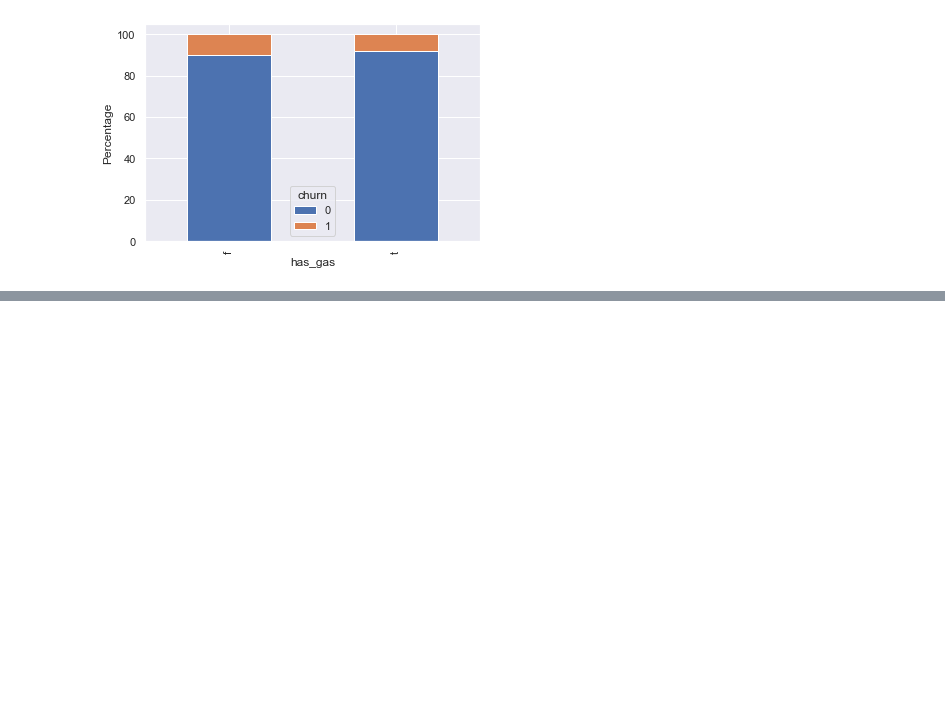
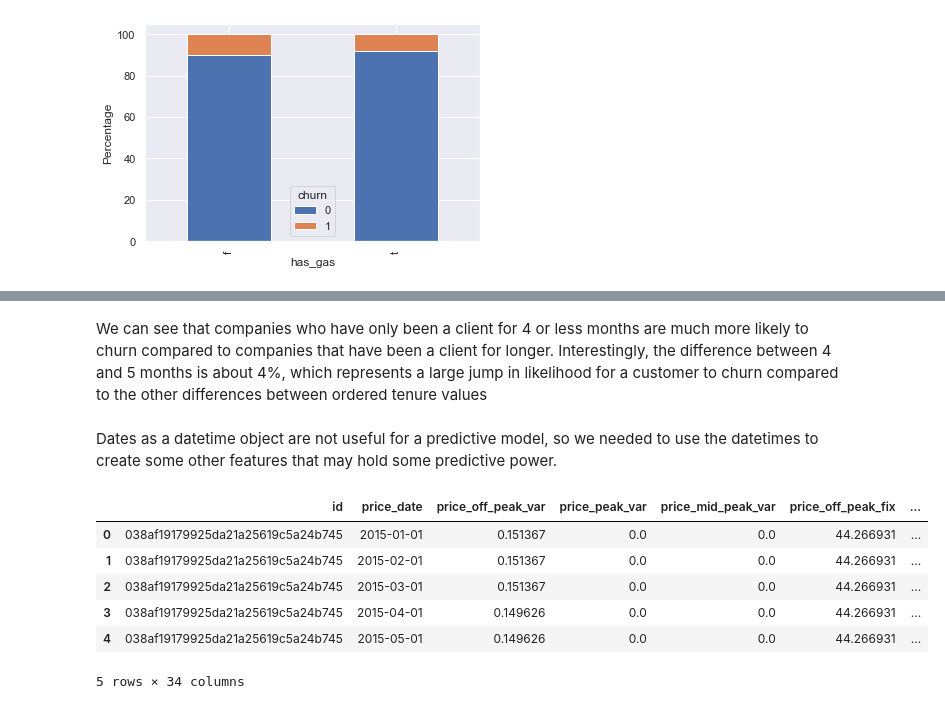
Before and after one commit to DOMINION-JOHN1/customer-churn-prediction, a Jupyter notebook: customer_churn_prediction_model.ipynb, the cells around one changed output, grey strips where cells are left out. Drawn from its saved outputs; the diff is of its cells as text; code cells hidden in the pictures; blank space fills up the shorter version.

Commit message:
feature engineering

```diff
--- a/customer_churn_prediction_model.ipynb
+++ b/customer_churn_prediction_model.ipynb
@@ -267,0 +302,2 @@ plt.show()
+# %%
+data['tenure'] = ((data['date_end'] - data['date_activ'])/ np.timedelta64(1, 'Y')).astype(int)
@@ -267,0 +321,40 @@ plt.show()
+# %% [markdown]
+We can see that companies who have only been a client for 4 or less months are much more likely to churn compared to companies that have been a client for longer. Interestingly, the difference between 4 and 5 months is about 4%, which represents a large jump in likelihood for a customer to churn compared to the other differences between ordered tenure values
+# %%
+def convert_months(reference_date, data, column):
+    """
+    Input a column with timedeltas and return months
+    """
+    time_delta = reference_date - data[column]
+    months = (time_delta / np.timedelta64(1, 'M')).astype(int)
+    return months
+# %%
+# Create reference date
+reference_date = datetime(2016, 1, 1)
+
+# Create columns
+data['months_activ'] = convert_months(reference_date, data, 'date_activ')
+data['months_to_end'] = -convert_months(reference_date, data, 'date_end')
+data['months_modif_prod'] = convert_months(reference_date, data, 'date_modif_prod')
+data['months_renewal'] = convert_months(reference_date, data, 'date_renewal')
+# %% [markdown]
+Dates as a datetime object are not useful for a predictive model, so we needed to use the datetimes to create some other features that may hold some predictive power.
+# %%
+# We no longer need the datetime columns that we used for feature engineering, so we can drop them
+remove = [
+    'date_activ',
+    'date_end',
+    'date_modif_prod',
+    'date_renewal'
+]
+
+data= data.drop(columns=remove)
+data.head()
+# %% [output]
+|  | id | price_date | price_off_peak_var | price_peak_var | price_mid_peak_var | price_off_peak_fix | ... |
+| 0 | 038af19179925da21a25619c5a24b745 | 2015-01-01 | 0.151367 | 0.0 | 0.0 | 44.266931 | ... |
+| 1 | 038af19179925da21a25619c5a24b745 | 2015-02-01 | 0.151367 | 0.0 | 0.0 | 44.266931 | ... |
+| 2 | 038af19179925da21a25619c5a24b745 | 2015-03-01 | 0.151367 | 0.0 | 0.0 | 44.266931 | ... |
+| 3 | 038af19179925da21a25619c5a24b745 | 2015-04-01 | 0.149626 | 0.0 | 0.0 | 44.266931 | ... |
+| 4 | 038af19179925da21a25619c5a24b745 | 2015-05-01 | 0.149626 | 0.0 | 0.0 | 44.266931 | ... |
+5 rows × 34 columns
```
Also changed, not shown: parts of 10 cells of this notebook.
